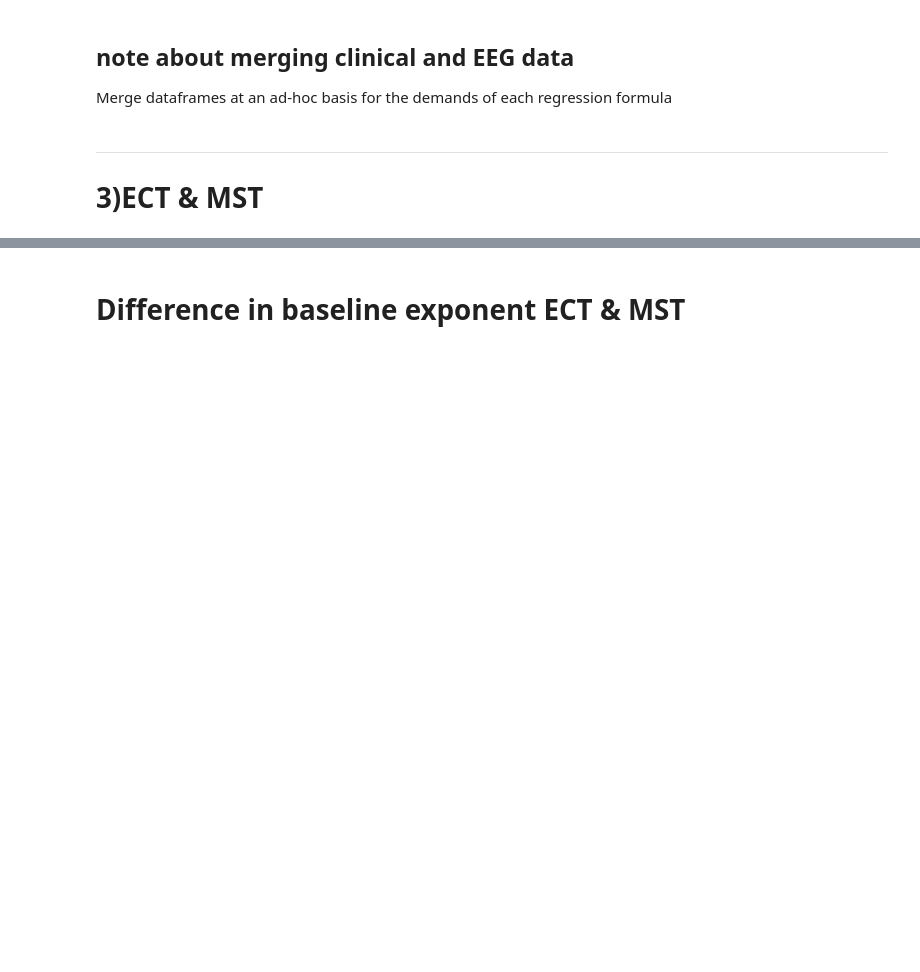
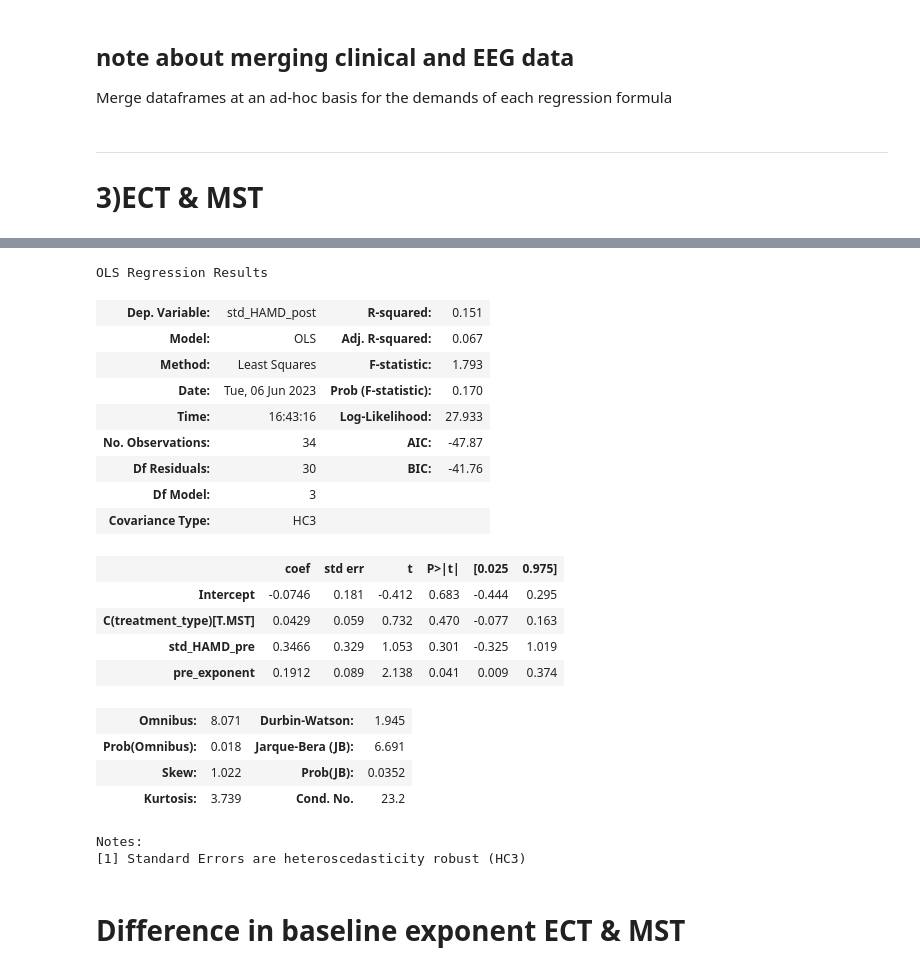
Before and after one commit to voytekresearch/ECT-MST, a Jupyter notebook: 02-Combined/review_appeal_analyses.ipynb, the cells around one changed output, grey strips where cells are left out. Saved outputs shown, nothing was run; the diff lists cells and outputs as text; code cells hidden in the pictures; blank space fills up the shorter version.

```diff
--- a/02-Combined/review_appeal_analyses.ipynb
+++ b/02-Combined/review_appeal_analyses.ipynb
@@ -286,3 +529,27 @@ ect_mst_clin_eeg_df
+# %%
+model.get_robustcov_results(cov_type='HC3').summary()
+# %% [output]
+OLS Regression Results
+| Dep. Variable: | std_HAMD_post | R-squared: | 0.151 |
+| Model: | OLS | Adj. R-squared: | 0.067 |
+| Method: | Least Squares | F-statistic: | 1.793 |
+| Date: | Tue, 06 Jun 2023 | Prob (F-statistic): | 0.170 |
+| Time: | 16:43:16 | Log-Likelihood: | 27.933 |
+| No. Observations: | 34 | AIC: | -47.87 |
+| Df Residuals: | 30 | BIC: | -41.76 |
+| Df Model: | 3 |  |  |
+| Covariance Type: | HC3 |  |  |
+|  | coef | std err | t | P>|t| | [0.025 | 0.975] |
+| Intercept | -0.0746 | 0.181 | -0.412 | 0.683 | -0.444 | 0.295 |
+| C(treatment_type)[T.MST] | 0.0429 | 0.059 | 0.732 | 0.470 | -0.077 | 0.163 |
+| std_HAMD_pre | 0.3466 | 0.329 | 1.053 | 0.301 | -0.325 | 1.019 |
+| pre_exponent | 0.1912 | 0.089 | 2.138 | 0.041 | 0.009 | 0.374 |
+| Omnibus: | 8.071 | Durbin-Watson: | 1.945 |
+| Prob(Omnibus): | 0.018 | Jarque-Bera (JB): | 6.691 |
+| Skew: | 1.022 | Prob(JB): | 0.0352 |
+| Kurtosis: | 3.739 | Cond. No. | 23.2 |
+Notes:
+[1] Standard Errors are heteroscedasticity robust (HC3)
 # %% [markdown]
 # Difference in baseline exponent ECT & MST
 # %%
```
Also changed, not shown: parts of 29 cells of this notebook.
